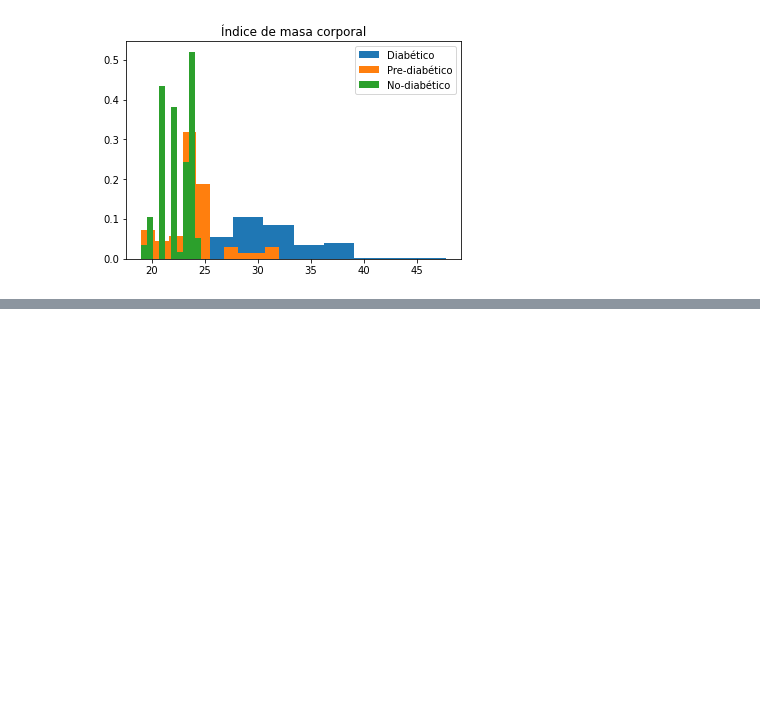
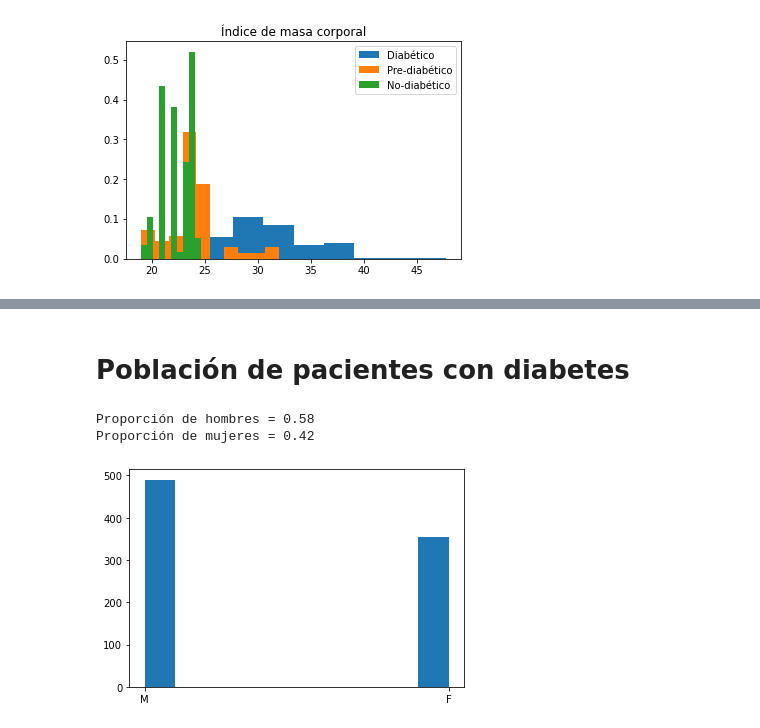
Before and after one commit to jadiazm/Repo_Proyecto_1, a Jupyter notebook: Diabetes.ipynb, the cells around one changed output, grey strips where cells are left out. Saved outputs shown, nothing was run; the diff lists cells and outputs as text; code cells hidden in the pictures; blank space fills up the shorter version.

```diff
--- a/Diabetes.ipynb
+++ b/Diabetes.ipynb
@@ -143,0 +128,11 @@ _ = plt.legend()
+# %% [markdown]
+# Población de pacientes con diabetes
+# %%
+dataD = data[data['CLASS']==3]
+_ = plt.hist(dataD["Gender"])
+print('Proporción de hombres = {:.2f}'.format(len(dataD[dataD['Gender']=='M'])/len(dataD)))
+print('Proporción de mujeres = {:.2f}'.format(len(dataD[dataD['Gender']=='F'])/len(dataD)))
+# %% [output]
+Proporción de hombres = 0.58
+Proporción de mujeres = 0.42
+[figure, added]
```
Also changed, not shown: parts of 29 cells of this notebook.
